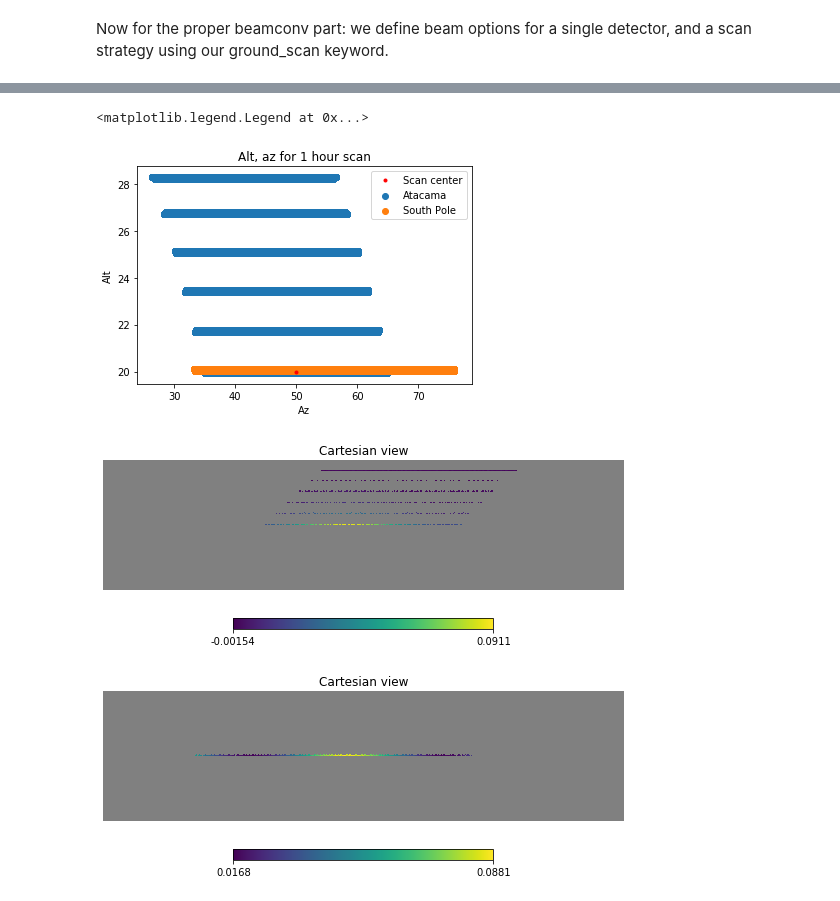
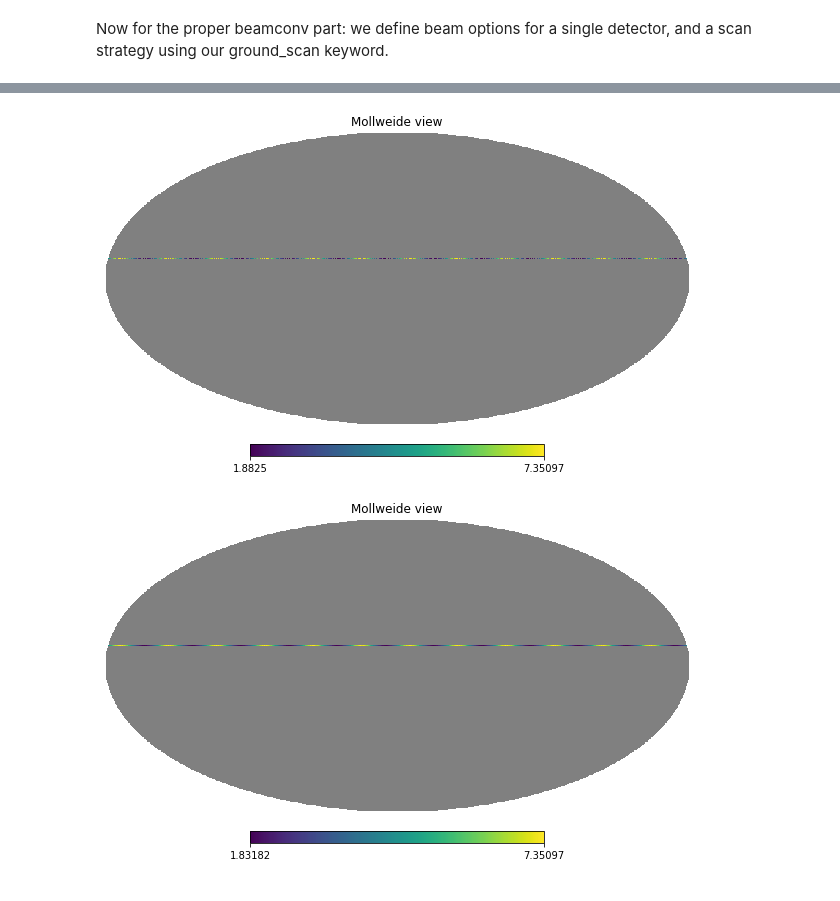
Before and after one commit to AdriJD/beamconv, a Jupyter notebook: notebooks/ground_ssn_scan.ipynb, the cells around one changed output, grey strips where cells are left out. Saved outputs shown, nothing was run; the diff lists cells and outputs as text; code cells hidden in the pictures.

Commit message:
Example fixed elevation scan

```diff
--- a/notebooks/ground_ssn_scan.ipynb
+++ b/notebooks/ground_ssn_scan.ipynb
@@ -81,16 +81,16 @@ with open(beam_file, 'wb') as handle:
 
 #Scan strategy:
 
-az_throw   = 30.
-scan_speed = 2.
-rot_period = 24*60*60
+az_throw   = 360.
+scan_speed = 0.01
+rot_period = 12*60*60
 nside_spin = nside
-nsamp=3600*10
-az0 = 50.
-el0 = 20.
+nsamp=3600*24
+az0 = 0.
+el0 = 10.
 # init scan strategy and instrument
-sata = ScanStrategy(nsamp/10, # mission duration in sec.
-                  sample_rate=10, # 10 Hz sample rate
+sata = ScanStrategy(nsamp, # mission duration in sec.
+                  sample_rate=1, # 1 Hz sample rate
                   location='atacama') # Atacama instrument
 sata.load_focal_plane('./ancillary', no_pairs=True)
 
@@ -103,19 +103,21 @@ ra0, dec0, _, _ = qpo.azel2radec(0,0,0, [az0], [el0], [0.], [0.], [-67.78], [-22
 print(ra0, dec0)
 
 sata.scan_instrument_mpi(alm, verbose=1, ra0=ra0, dec0=dec0, az_throw=az_throw,
-                       nside_spin=nside_spin, max_spin=5, binning=False, ground_scan=True, el_min=-90)
+                       nside_spin=nside_spin, max_spin=5, binning=False, ground_scan=True,
+                       scan_speed=scan_speed, el_min=0, check_interval=nsamp)#Reduce repointing that way
 sata_tod = sata.tod.copy()
 sata_pix = sata.pix.copy()
 
 #Redo but at south pole
-spole = ScanStrategy(nsamp/10, # mission duration in sec.
-                  sample_rate=10, # 100 Hz sample rate
+spole = ScanStrategy(nsamp, # mission duration in sec.
+                  sample_rate=1, # 100 Hz sample rate
                   location='spole') # South pole instrument
 spole.load_focal_plane('./ancillary', no_pairs=True)
 ra0, dec0, _, _ = qpo.azel2radec(0,0,0,[az0], [el0], [0.], [0.], [+180.], [-90.], [t0])
 print(ra0, dec0)
 spole.scan_instrument_mpi(alm, verbose=1, ra0=ra0, dec0=dec0, az_throw=az_throw,
-                       nside_spin=nside_spin, max_spin=5, binning=False, ground_scan=True, el_min=-90)
+                       nside_spin=nside_spin, max_spin=5, binning=False, ground_scan=True,
+                          scan_speed=scan_speed, el_min=0, check_interval=nsamp)#Reduce repointing that way
 spole_tod = spole.tod.copy()
 spole_pix = spole.pix.copy()
 # %% [output]
@@ -157,21 +136,10 @@ ax[1,1].hist(hp.pix2ang(nside, spole_pix, lonlat=True)[1])
-# %%
-plt.plot(az0, el0, 'r.', )
-plt.scatter(hp.pix2ang(nside, sata_pix,lonlat=True)[0], hp.pix2ang(nside, sata_pix,lonlat=True)[1])
-plt.scatter(hp.pix2ang(nside, spole_pix,lonlat=True)[0], hp.pix2ang(nside, spole_pix,lonlat=True)[1])
-plt.xlabel('Az')
-plt.ylabel('Alt')
-plt.title('Alt, az for 1 hour scan')
-plt.legend(['Scan center', 'Atacama', 'South Pole', ])
-# %% [output]
-<matplotlib.legend.Legend at 0x...>
-[figure, removed]
 # %%
 masked_map = np.ones(hp.nside2npix(nside))*hp.UNSEEN
 masked_map[sata_pix]=sata_tod
-hp.cartview(masked_map, lonra=[10, 90], latra=[10,30])
+hp.mollview(masked_map)
 masked_map = np.ones(hp.nside2npix(nside))*hp.UNSEEN
 masked_map[spole_pix]=spole_tod
-hp.cartview(masked_map, lonra=[10, 90], latra=[10,30])
+hp.mollview(masked_map)
 # %% [output]
-[figure, old version]
+[figure, new version]
-[figure, old version]
+[figure, new version]
```
Also changed, not shown: parts of 4 cells of this notebook.
